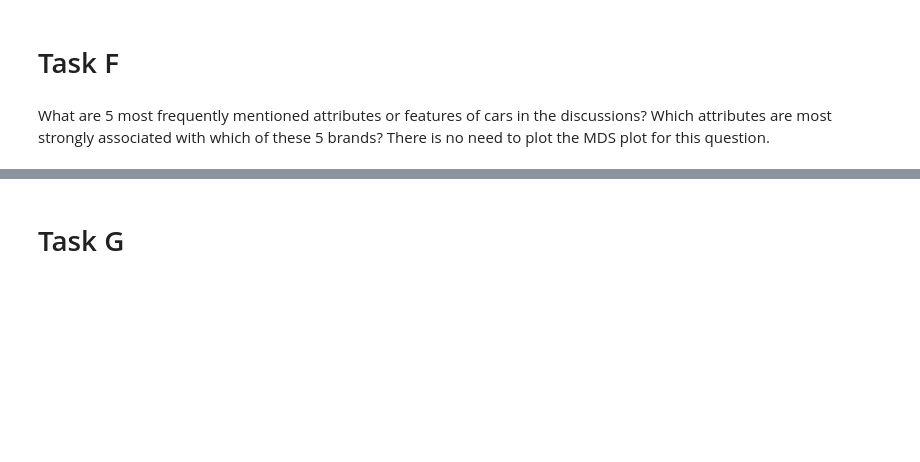
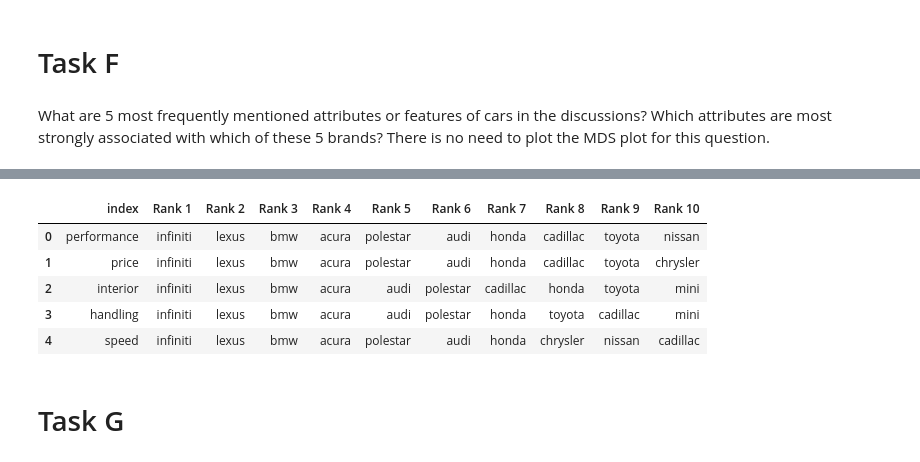
Before and after one commit to jncurrea/Edmunds_Scraper, a Jupyter notebook: HadleyEditsonGA1.ipynb, the cells around one changed output, grey strips where cells are left out. Cells and saved outputs as stored; diff of their text form; code cells hidden in the pictures; blank space fills up the shorter version.

```diff
--- a/HadleyEditsonGA1.ipynb
+++ b/HadleyEditsonGA1.ipynb
@@ -419,10 +543,10 @@ def preprocess_text(text):
     return tokens
 
 # Apply the preprocessing and tokenizing function to the 'message' column
-discussion_df['tokens'] = discussion_df['message'].apply(preprocess_text)
+messagedf['tokens'] = messagedf['Message'].apply(preprocess_text)
 
 # Flatten the list of tokens and count the frequency of attributes
-all_tokens = [token for sublist in discussion_df['tokens'] for token in sublist]
+all_tokens = [token for sublist in messagedf['tokens'] for token in sublist]
 attribute_counts = Counter([word for word in all_tokens if word in attributes])
 
 # Get the 5 most frequently mentioned attributes
@@ -432,0 +650,36 @@ NameError: name 'discussion_df' is not defined
+# %%
+import pandas as pd
+
+# List of irrelevant words (like "car") to remove from the results
+brands_to_exclude = ['car','sedan','seat']
+
+# Initialize counters for brand-attribute associations
+brand_attribute_counter = {attr: Counter() for attr in top_5_attributes}
+
+# Process each message in the dataset
+for message in messages:
+    brands_in_message, attributes_in_message = extract_brands_and_attributes(message, model_to_brand, brands_set, top_5_attributes)
+
+    # Filter out irrelevant brands like "car"
+    brands_in_message = brands_in_message - set(brands_to_exclude)
+
+    # Count co-occurrences of each brand with each attribute
+    for brand in brands_in_message:
+        for attribute in attributes_in_message:
+            brand_attribute_counter[attribute][brand] += 1
+
+# Create a dictionary to store the top 10 brands for each attribute
+top_10_brands_dict = {}
+
+for attribute, brand_counts in brand_attribute_counter.items():
+    top_10_brands = [brand for brand, count in brand_counts.most_common(10)]  # Get the top 10 brands
+    top_10_brands_dict[attribute] = top_10_brands
+
+# Convert the dictionary into a DataFrame
+top_10_brands_df = pd.DataFrame.from_dict(top_10_brands_dict, orient='index', columns=[f'Rank {i+1}' for i in range(10)])
+
+# Display the DataFrame
+print(top_10_brands_df)
+
+# Save to CSV
+top_10_brands_df.to_csv('top_10_brands_per_attribute.csv', index=True)
@@ -433,3 +700,12 @@ NameError: name 'discussion_df' is not defined
+# %%
+top_10_brands_df.reset_index()
+# %% [output]
+|  | index | Rank 1 | Rank 2 | Rank 3 | Rank 4 | Rank 5 | Rank 6 | Rank 7 | Rank 8 | Rank 9 | Rank 10 |
+| 0 | performance | infiniti | lexus | bmw | acura | polestar | audi | honda | cadillac | toyota | nissan |
+| 1 | price | infiniti | lexus | bmw | acura | polestar | audi | honda | cadillac | toyota | chrysler |
+| 2 | interior | infiniti | lexus | bmw | acura | audi | polestar | cadillac | honda | toyota | mini |
+| 3 | handling | infiniti | lexus | bmw | acura | audi | polestar | honda | toyota | cadillac | mini |
+| 4 | speed | infiniti | lexus | bmw | acura | polestar | audi | honda | chrysler | nissan | cadillac |
 # %% [markdown]
 # Task G
 # %% [markdown]
```
Also changed, not shown: parts of 15 cells of this notebook, 1 other file.
